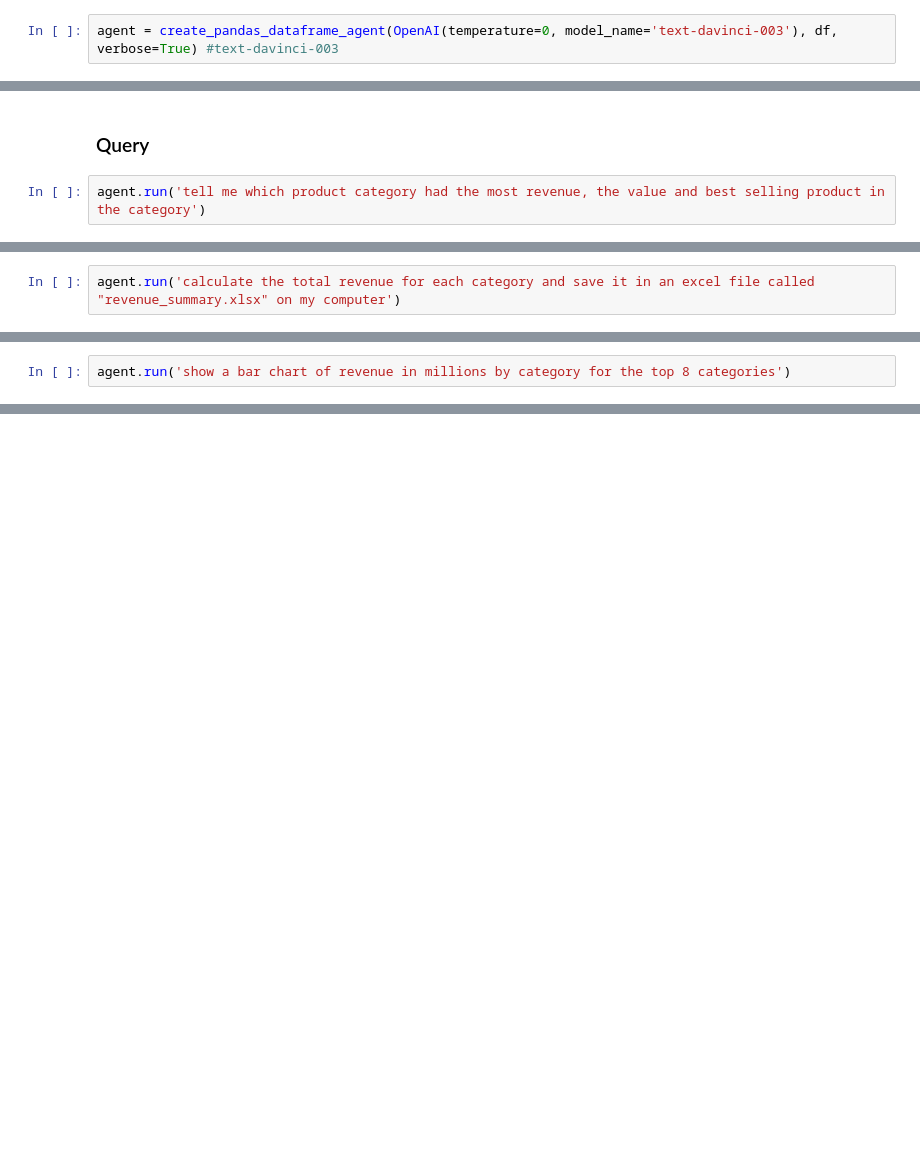
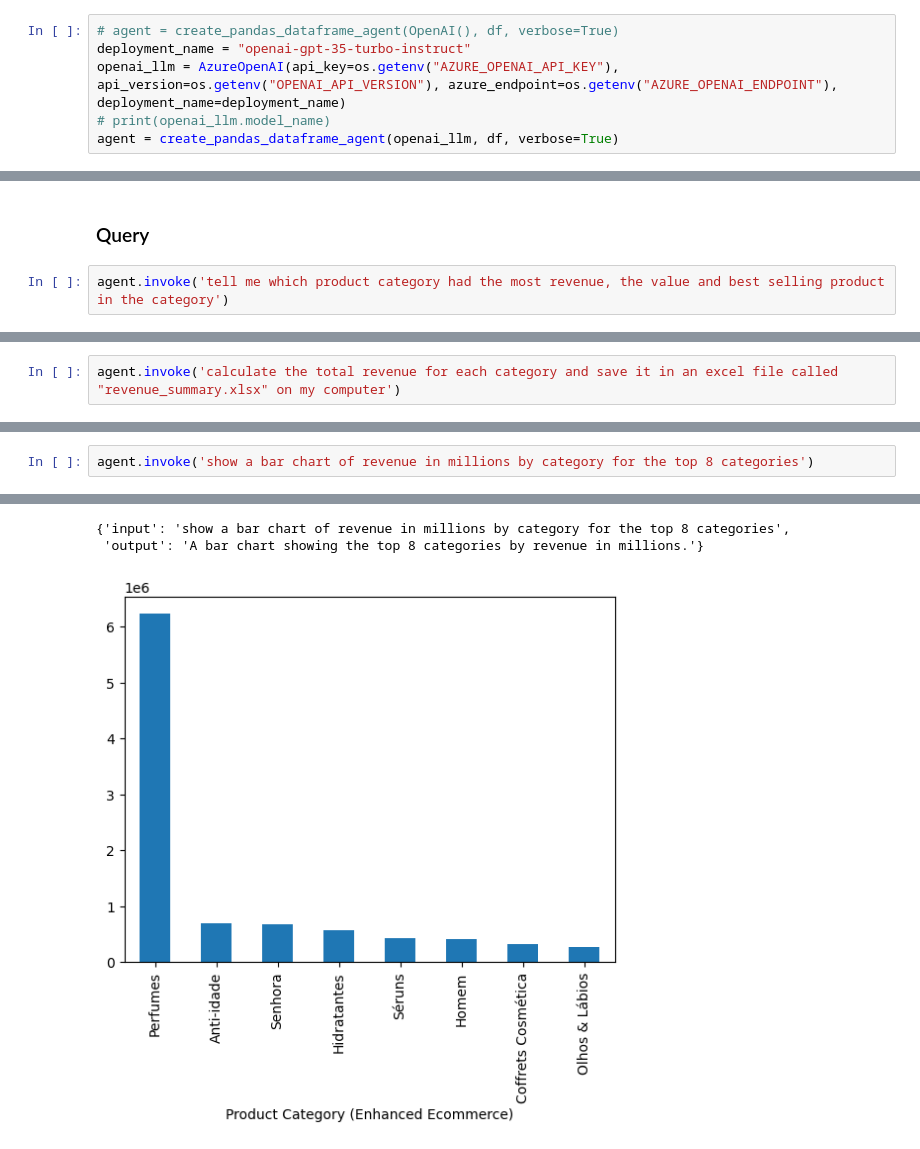
Before and after one commit to melogabriel/langchain-chatgpt, a Jupyter notebook: LangChain_ChatGPT.ipynb, the cells around one changed output, grey strips where cells are left out. Cells and saved outputs as stored; diff of their text form; blank space fills up the shorter version.

Commit message:
feat: #000 update code for new version

```diff
--- a/LangChain_ChatGPT.ipynb
+++ b/LangChain_ChatGPT.ipynb
@@ -23,2 +56,6 @@ df.head()
 # %%
-agent = create_pandas_dataframe_agent(OpenAI(temperature=0, model_name='text-davinci-003'), df, verbose=True) #text-davinci-003
+# agent = create_pandas_dataframe_agent(OpenAI(), df, verbose=True)
+deployment_name = "openai-gpt-35-turbo-instruct"
+openai_llm = AzureOpenAI(api_key=os.getenv("AZURE_OPENAI_API_KEY"), api_version=os.getenv("OPENAI_API_VERSION"), azure_endpoint=os.getenv("AZURE_OPENAI_ENDPOINT"), deployment_name=deployment_name)
+# print(openai_llm.model_name)
+agent = create_pandas_dataframe_agent(openai_llm, df, verbose=True)
@@ -25,4 +64,4 @@ agent = create_pandas_dataframe_agent(OpenAI(temperature=0, model_name='text-dav
 # %% [markdown]
 ### Query
 # %%
-agent.run('tell me which product category had the most revenue, the value and best selling product in the category')
+agent.invoke('tell me which product category had the most revenue, the value and best selling product in the category')
@@ -29,2 +88,2 @@ agent.run('tell me which product category had the most revenue, the value and be
 # %%
-agent.run('calculate the total revenue for each category and save it in an excel file called "revenue_summary.xlsx" on my computer')
+agent.invoke('calculate the total revenue for each category and save it in an excel file called "revenue_summary.xlsx" on my computer')
@@ -31,2 +100,3 @@ agent.run('calculate the total revenue for each category and save it in an excel
 # %%
-agent.run('show a bar chart of revenue in millions by category for the top 8 categories')
+agent.invoke('show a bar chart of revenue in millions by category for the top 8 categories')
+# %% [output]
@@ -33,3 +120,6 @@ agent.run('show a bar chart of revenue in millions by category for the top 8 cat
+{'input': 'show a bar chart of revenue in millions by category for the top 8 categories',
+ 'output': 'A bar chart showing the top 8 categories by revenue in millions.'}
+[figure, added]
 # %%
 query = """
 Create a new Excel file called "analise_perfumes.xlsx" and add a separator called "revenue_by_year_month".
```
Also changed, not shown: parts of 17 cells of this notebook, 1 other file.
